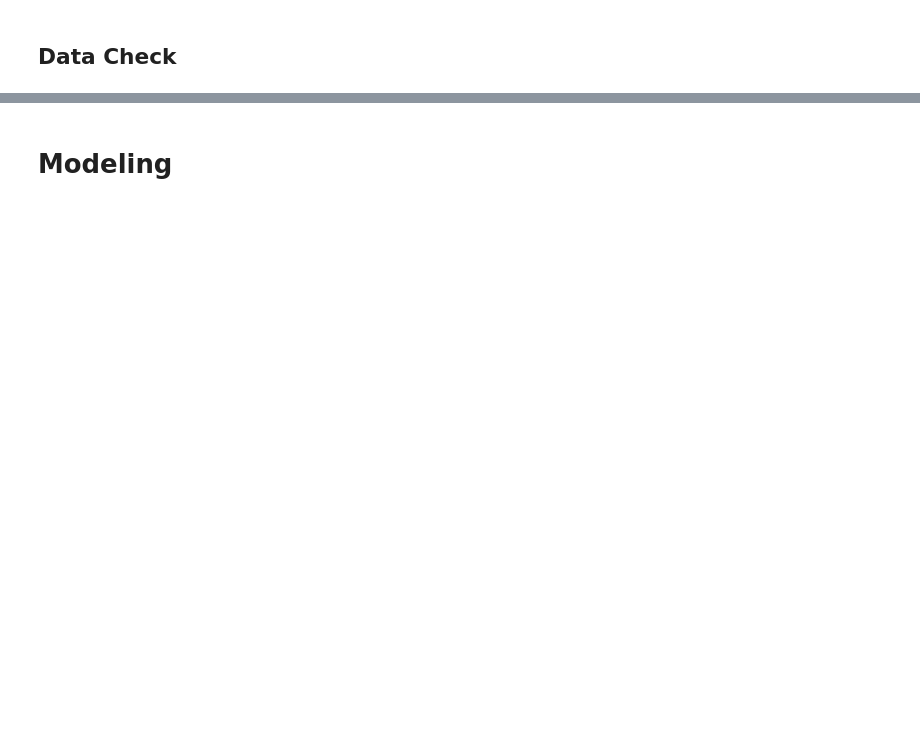
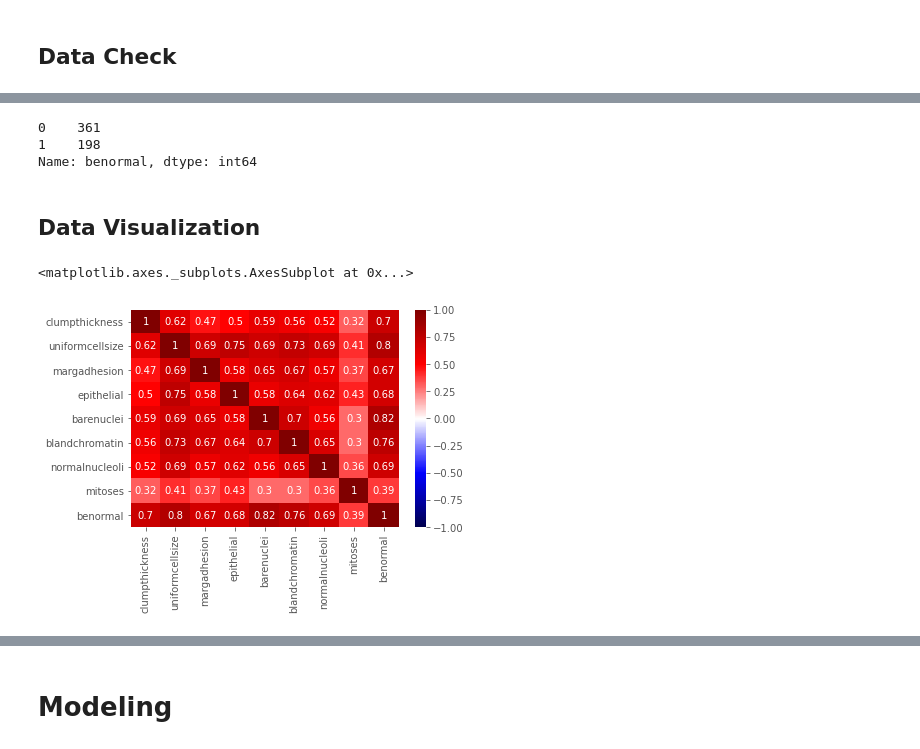
Before and after one commit to eunchanity/davids_repo, a Jupyter notebook: projects/project3_breastcancer/notebooks/project3_breastcancer.ipynb, the cells around one changed output, grey strips where cells are left out. Saved outputs shown, nothing was run; the diff lists cells and outputs as text; code cells hidden in the pictures; blank space fills up the shorter version.

```diff
--- a/projects/project3_breastcancer/notebooks/project3_breastcancer.ipynb
+++ b/projects/project3_breastcancer/notebooks/project3_breastcancer.ipynb
@@ -100,0 +114,9 @@ breastcancer.describe()
+# %%
+#class balance
+y_trainval.value_counts()
+# %% [output]
+0    361
+1    198
+Name: benormal, dtype: int64
+# %% [markdown]
+## Data Visualization
@@ -100,0 +128,12 @@ breastcancer.describe()
+# %%
+#testing a merge to better visualize correlation and pairplot
+test_df = pd.merge(X_trainval.reset_index(),
+                   y_trainval.reset_index(),
+                   on='index')
+test_df = test_df.set_index('index')
+# %%
+#check for correlation
+sns.heatmap(test_df.corr(), cmap='seismic', annot=True, vmin=-1, vmax=1)
+# %% [output]
+<matplotlib.axes._subplots.AxesSubplot at 0x...>
+[figure, added]
```
Also changed, not shown: parts of 42 cells of this notebook, 3 other files.
